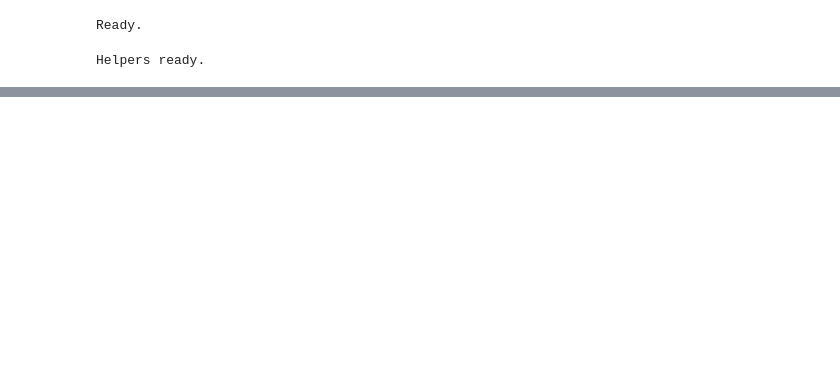
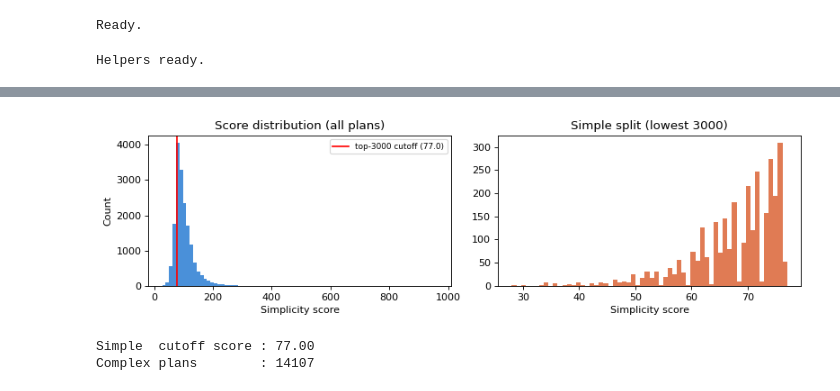
Before and after one commit to nickiliak/Floorplan-Diffusion-Models, a Jupyter notebook: notebooks/04_simplified_floorplans.ipynb, the cells around one changed output, grey strips where cells are left out. Saved outputs shown, nothing was run; the diff lists cells and outputs as text; code cells hidden in the pictures; blank space fills up the shorter version.

```diff
--- a/notebooks/04_simplified_floorplans.ipynb
+++ b/notebooks/04_simplified_floorplans.ipynb
@@ -104,0 +173,28 @@ def encoded_type_ints(house_array):
+# %%
+
+# ── Inspect the score distribution ───────────────────────────────────────────
+
+all_scores = [s for _, s in scores]
+
+fig, axes = plt.subplots(1, 2, figsize=(10, 3), dpi=80)
+
+axes[0].hist(all_scores, bins=80, color="#4A90D9", edgecolor="none")
+axes[0].axvline(all_scores[2999], color="red", lw=1.5, label=f"top-3000 cutoff ({all_scores[2999]:.1f})")
+axes[0].set_xlabel("Simplicity score"); axes[0].set_ylabel("Count")
+axes[0].set_title("Score distribution (all plans)"); axes[0].legend(fontsize=8)
+
+# Zoom into the simple tail
+axes[1].hist(all_scores[:3000], bins=60, color="#E07B54", edgecolor="none")
+axes[1].set_xlabel("Simplicity score")
+axes[1].set_title("Simple split (lowest 3000)")
+
+plt.tight_layout()
+plt.savefig("score_distribution.png", dpi=80, bbox_inches="tight")
+plt.show()
+
+print(f"Simple  cutoff score : {all_scores[2999]:.2f}")
+print(f"Complex plans        : {len(scores) - 3000}")
+# %% [output]
+[figure, added]
+Simple  cutoff score : 77.00
+Complex plans        : 14107
```
Also changed, not shown: parts of 3 cells of this notebook, 6 other files.
